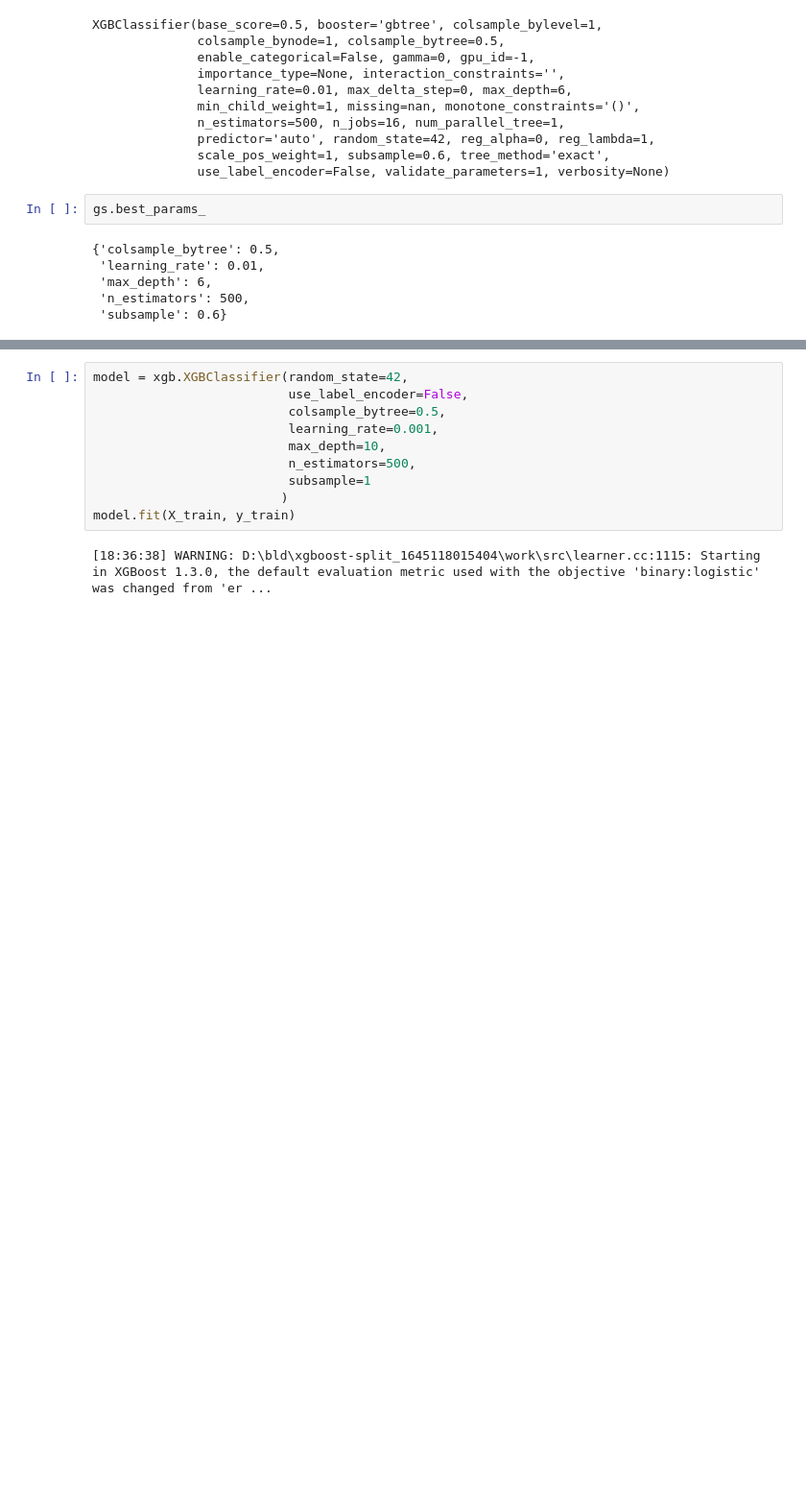
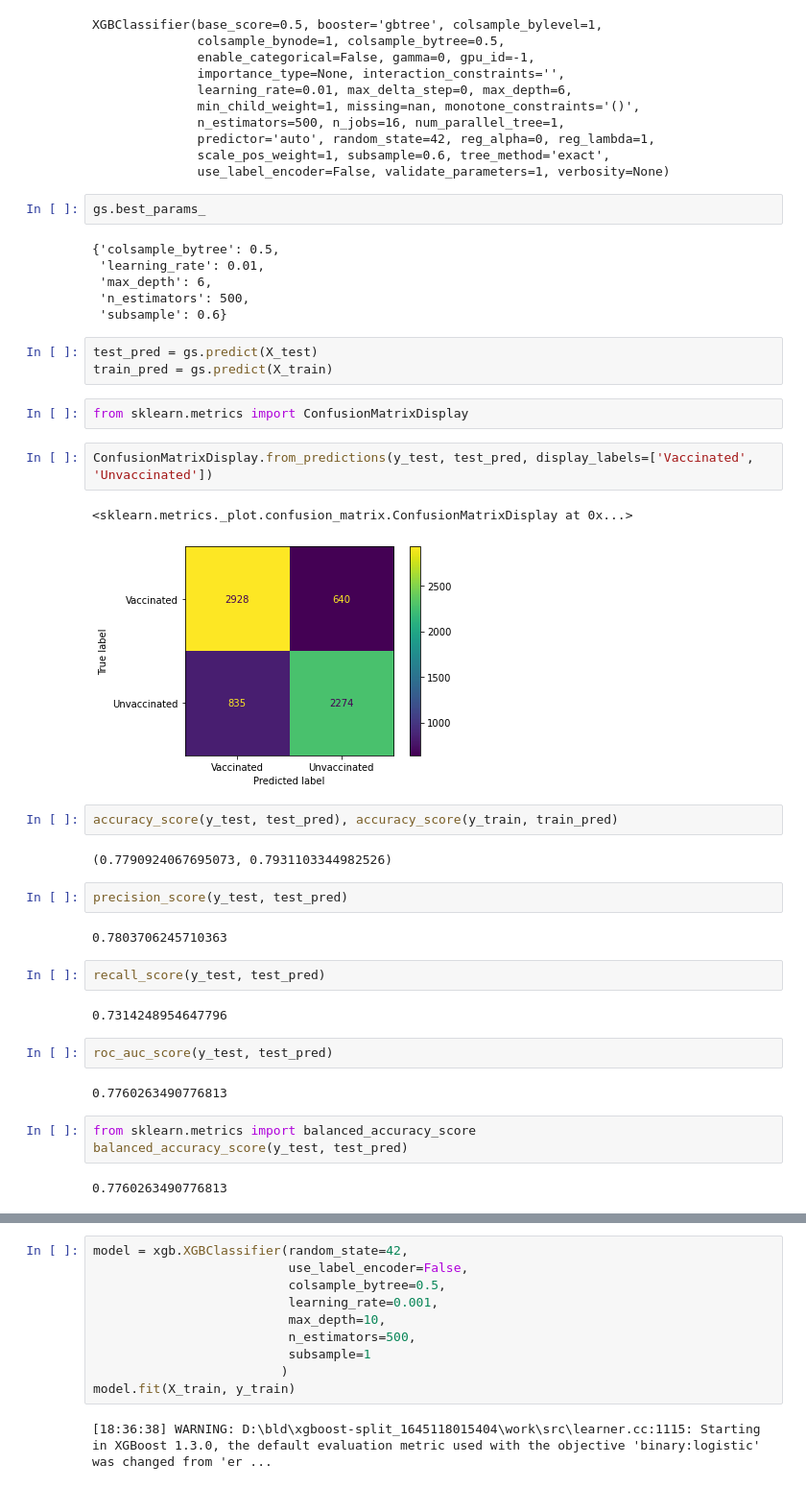
Before and after one commit to syxli/Modeling-Flu-Survey-Data, a Jupyter notebook: code/XGBoost_seasonal.ipynb, the cells around one changed output, grey strips where cells are left out. Shown at 96% size. Drawn from its saved outputs; the diff is of its cells as text; blank space fills up the shorter version.

```diff
--- a/code/XGBoost_seasonal.ipynb
+++ b/code/XGBoost_seasonal.ipynb
@@ -338,3 +338,34 @@ gs.best_params_
  'max_depth': 6,
  'n_estimators': 500,
  'subsample': 0.6}
+# %%
+test_pred = gs.predict(X_test)
+train_pred = gs.predict(X_train)
+# %%
+from sklearn.metrics import ConfusionMatrixDisplay
+# %%
+ConfusionMatrixDisplay.from_predictions(y_test, test_pred, display_labels=['Vaccinated', 'Unvaccinated'])
+# %% [output]
+<sklearn.metrics._plot.confusion_matrix.ConfusionMatrixDisplay at 0x...>
+[figure, added]
+# %%
+accuracy_score(y_test, test_pred), accuracy_score(y_train, train_pred)
+# %% [output]
+(0.7790924067695073, 0.7931103344982526)
+# %%
+precision_score(y_test, test_pred)
+# %% [output]
+0.7803706245710363
+# %%
+recall_score(y_test, test_pred)
+# %% [output]
+0.7314248954647796
+# %%
+roc_auc_score(y_test, test_pred)
+# %% [output]
+0.7760263490776813
+# %%
+from sklearn.metrics import balanced_accuracy_score
+balanced_accuracy_score(y_test, test_pred)
+# %% [output]
+0.7760263490776813
```
Also changed, not shown: parts of 9 cells of this notebook, 3 other files.
